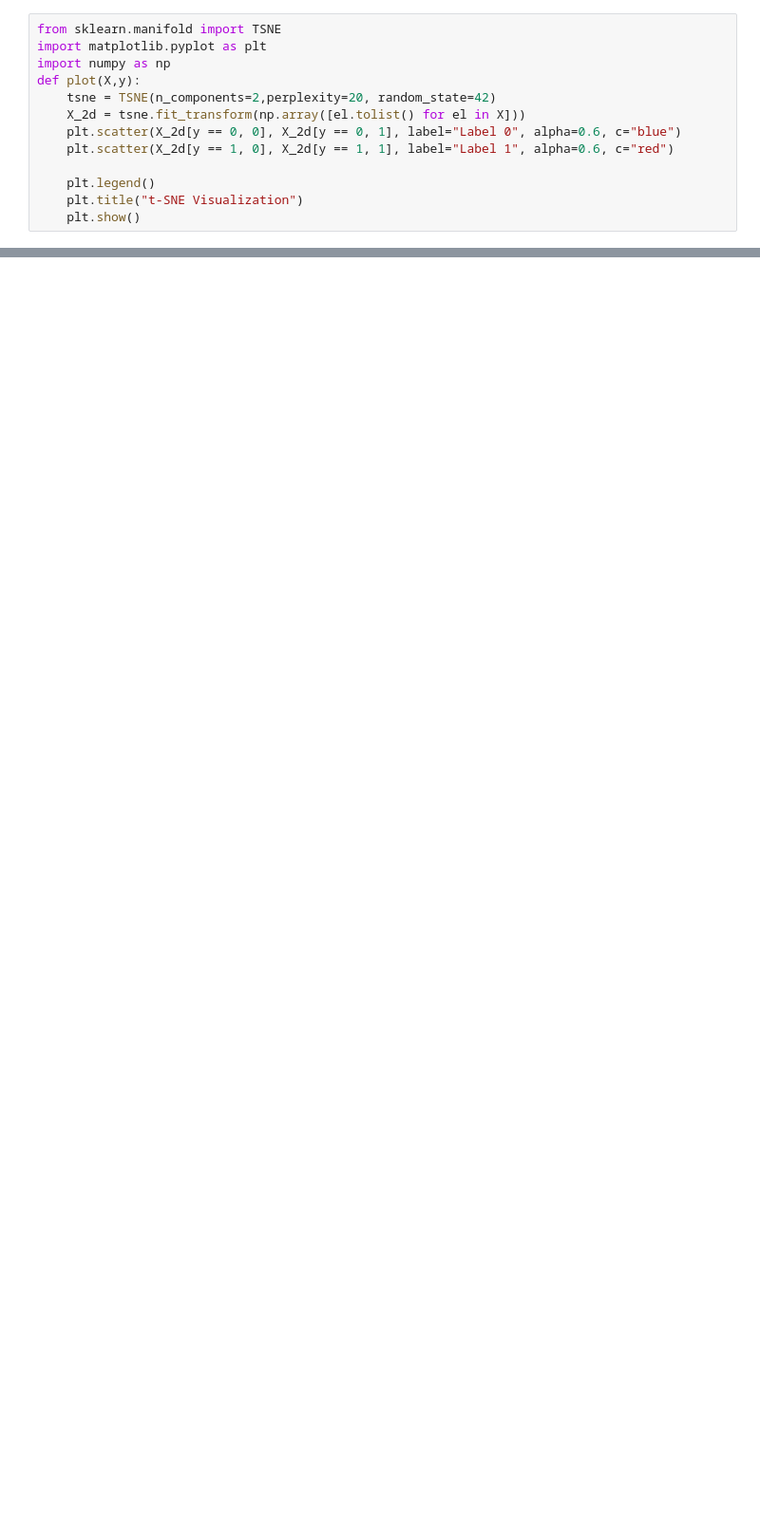
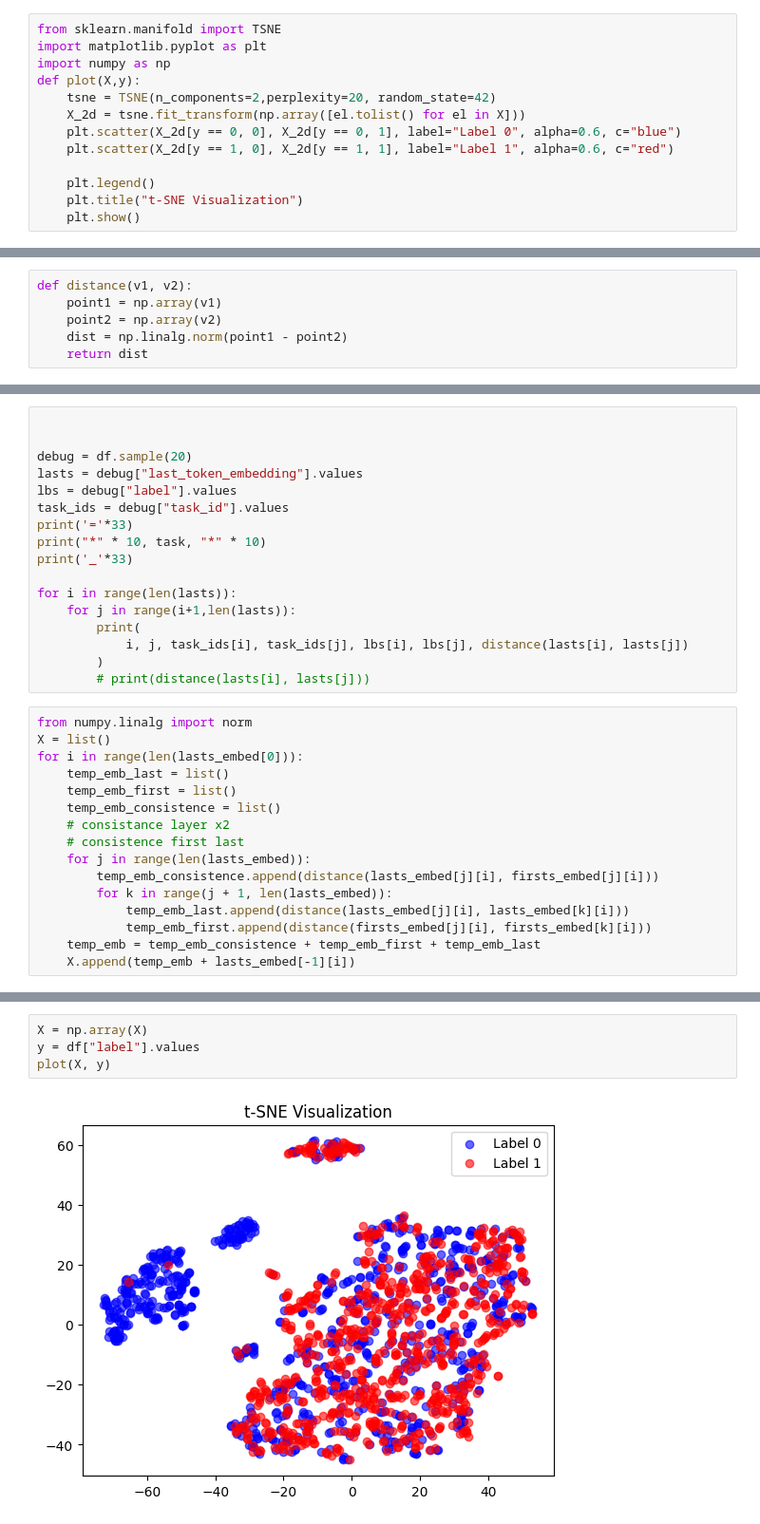
Before and after one commit to zhaospei/WCODELLM, a Jupyter notebook: visualize-cpp-qallm.ipynb, the cells around one changed output, grey strips where cells are left out. Shown: that part at 95% size. Drawn from its saved outputs; the diff is of its cells as text; blank space fills up the shorter version.

```diff
--- a/visualize-cpp-qallm.ipynb
+++ b/visualize-cpp-qallm.ipynb
@@ -46,0 +252,6 @@ plot(X,y)
+# %%
+def distance(v1, v2):
+    point1 = np.array(v1)
+    point2 = np.array(v2)
+    dist = np.linalg.norm(point1 - point2)
+    return dist
@@ -46,0 +273,33 @@ plot(X,y)
+# %%
+
+
+debug = df.sample(20)
+lasts = debug["last_token_embedding"].values
+lbs = debug["label"].values
+task_ids = debug["task_id"].values
+print('='*33)
+print("*" * 10, task, "*" * 10)
+print('_'*33)
+
+for i in range(len(lasts)):
+    for j in range(i+1,len(lasts)):
+        print(
+            i, j, task_ids[i], task_ids[j], lbs[i], lbs[j], distance(lasts[i], lasts[j])
+        )
+        # print(distance(lasts[i], lasts[j]))
+# %%
+from numpy.linalg import norm
+X = list()
+for i in range(len(lasts_embed[0])):
+    temp_emb_last = list()
+    temp_emb_first = list()
+    temp_emb_consistence = list()
+    # consistance layer x2
+    # consistence first last
+    for j in range(len(lasts_embed)):
+        temp_emb_consistence.append(distance(lasts_embed[j][i], firsts_embed[j][i]))
+        for k in range(j + 1, len(lasts_embed)):
+            temp_emb_last.append(distance(lasts_embed[j][i], lasts_embed[k][i]))
+            temp_emb_first.append(distance(firsts_embed[j][i], firsts_embed[k][i]))
+    temp_emb = temp_emb_consistence + temp_emb_first + temp_emb_last
+    X.append(temp_emb + lasts_embed[-1][i])
@@ -46,0 +308,6 @@ plot(X,y)
+# %%
+X = np.array(X)
+y = df["label"].values
+plot(X, y)
+# %% [output]
+[figure, added]
```
Also changed, not shown: parts of 37 cells of this notebook, 21 other files.
